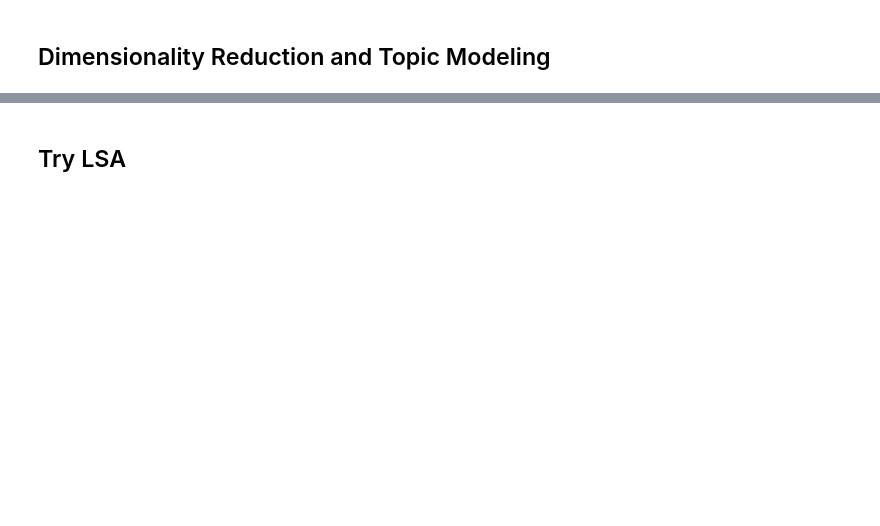
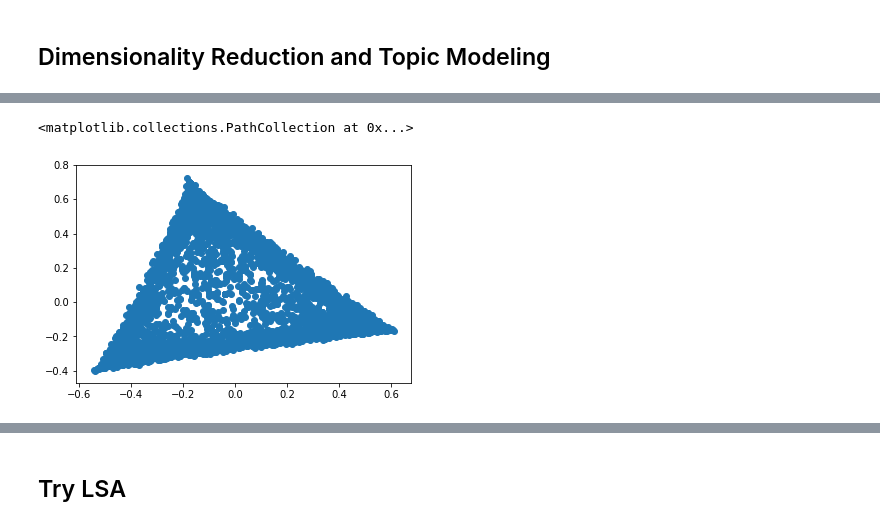
Before and after one commit to TifMoe/partisan-tweets, a Jupyter notebook: notebooks/Text_Processing.ipynb, the cells around one changed output, grey strips where cells are left out. Drawn from its saved outputs; the diff is of its cells as text; code cells hidden in the pictures; blank space fills up the shorter version.

Commit message:
try plotting topics

```diff
--- a/notebooks/Text_Processing.ipynb
+++ b/notebooks/Text_Processing.ipynb
@@ -216,0 +312,6 @@ lda.print_topics()
+# %%
+topic_a = [i[0][1] for i in topic_distributions]
+topic_b = [i[1][1] for i in topic_distributions]
+topic_c = [i[2][1] for i in topic_distributions]
+# %%
+topic_list = [[a, b, c] for (a, b, c) in zip(topic_a, topic_b, topic_c)]
@@ -216,0 +331,12 @@ lda.print_topics()
+# %%
+pca = PCA(n_components=2)
+pca.fit(topic_list)
+pcafeatures_train = pca.transform(topic_list)
+# %%
+x = [i[0] for i in pcafeatures_train]
+y = [i[1] for i in pcafeatures_train]
+# %%
+plt.scatter(x, y)
+# %% [output]
+<matplotlib.collections.PathCollection at 0x...>
+[figure, added]
```
Also changed, not shown: parts of 31 cells of this notebook.
